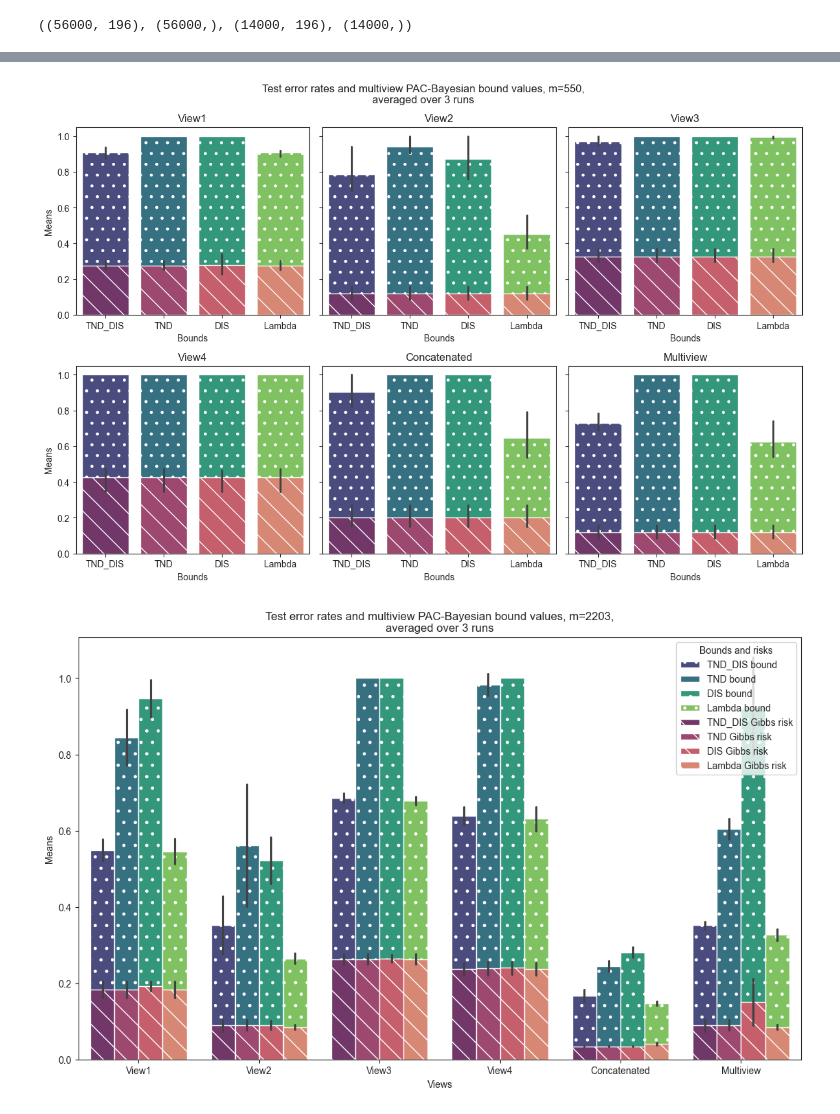
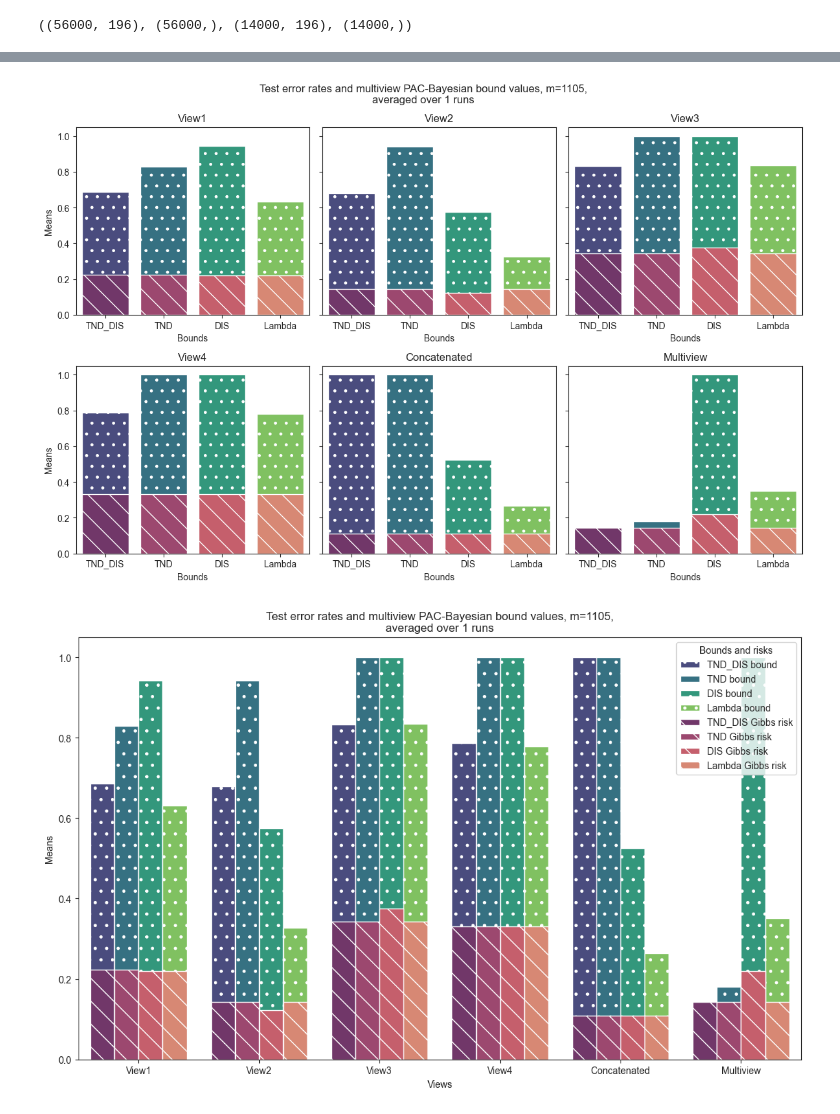
Before and after one commit to adidi24/Multi-View-Majority-Vote-Learning-Algorithms-Direct-Minimization-of-PAC-Bayesian-Bounds, a Jupyter notebook: empirical-evaluation-jupyter.ipynb, the cells around one changed output, grey strips where cells are left out. Cells and saved outputs as stored; diff of their text form; code cells hidden in the pictures.

Commit message:
Bug fix on splitting the data into labeled and unlabeled sets

```diff
--- a/empirical-evaluation-jupyter.ipynb
+++ b/empirical-evaluation-jupyter.ipynb
@@ -149,11 +149,13 @@ if POISON:
 Xs, y = train_test_merge(Xs_train, y_train, Xs_test, y_test)
 # iterate over the labeled data sizes
 for i, s1_size in enumerate(s_labeled_sizes):
-    print(colored(f"############ Using {s1_size*100}% labeled data ############", 'white', on_color='on_blue'))
+    print(colored(f"############ Using {s1_size*100}% labeled data ############", 'black', on_color='on_blue'))
     # iterate over the alpha values
     for j, alpha in enumerate(ALPHA):
+        print(colored(f"\t############ Using {alpha=} ############", 'black', on_color='on_blue'))
         # iterate over the configurations
         for k, config in enumerate(CFG):
+            print(colored(f"\t\t############ Using {config['name']} ############", 'black', on_color='on_blue'))
             for run in RUNS:
                 print(colored(f"\n----------------Run {run}---------------", 'blue'))
 
@@ -171,13 +173,13 @@ for i, s1_size in enumerate(s_labeled_sizes):
                     print(colored(f"WARNING: TO_BINARY={TO_BINARY}, continuing", 'yellow'))
 
                 # Split the dataset into labeled and unlabeled
-                s_labeled, s_unlabeled = s1_s2_split(Xs_train, y_train, Xs_test, y_test, s1_size=s1_size, random_state=(run+len(RUNS))*(i+1)*(j+1)*(k+1))
-                X_train_concat = [np.concatenate(s_labeled["Xs_train"], axis=1)]
-                X_test_concat = [np.concatenate(s_labeled["Xs_test"], axis=1)]
+                Xs_train, y_train, UlX, _ = s1_s2_split(Xs_train, y_train, s1_size=s1_size, random_state=(run+len(RUNS))*(i+1)*(j+1)*(k+1))
+                X_train_concat = [np.concatenate(Xs_train, axis=1)]
+                X_test_concat = [np.concatenate(Xs_test, axis=1)]
 
                 # instantiate multiview dNDF classifier
                 dNDF_mv = MultiViewBoundsDeepNeuralDecisionForests(nb_estimators=config["n_estimators"],
-                                                        nb_views=len(s_labeled["Xs_train"]),
+                                                        nb_views=len(Xs_train),
                                                         depth =config["max_depth"],
                                                         used_feature_rate=config["max_features"],
                                                         epochs=EPOCHS,
@@ -192,10 +194,10 @@ for i, s1_size in enumerate(s_labeled_sizes):
                                                         use_dndf=False)
 
                 print("Training multiview classifier-------------------------------")
-                dNDF_mv.fit(s_labeled["Xs_train"],s_labeled["y_train"])
+                dNDF_mv.fit(Xs_train, y_train)
 
                 print("Training concatenated views classifier-------------------------------")
-                dNDF_concat.fit(X_train_concat, s_labeled["y_train"])
+                dNDF_concat.fit(X_train_concat, y_train)
 
 
                 # Optimize the posterior distributions for the each bound
@@ -203,17 +205,14 @@ for i, s1_size in enumerate(s_labeled_sizes):
 
                     # use the unlabeled data for DIS
                     unlabeled_data, c_unlabeled_data = None, None
-                    unlabeled_test_data, c_unlabeled_test_data = None , None
                     if USE_UNLABELED and bound in ["DIS", "TND_DIS"]:
-                        unlabeled_data = s_unlabeled["Xs_train"]
-                        unlabeled_test_data = s_unlabeled["Xs_test"]
-                        c_unlabeled_data = [np.concatenate(s_unlabeled["Xs_train"], axis=1)]
-                        c_unlabeled_test_data = [np.concatenate(s_unlabeled["Xs_test"], axis=1)]
+                        unlabeled_data = UlX
+                        c_unlabeled_data = [np.concatenate(UlX, axis=1)]
 
                     if bound != "PBkl":
                         print(colored(f"Optimizing {bound} for multiview classifier-------------------------------", 'green'))
                         posterior_Qv , posterior_rho = dNDF_mv.optimize_rho(bound,
-                                                                            labeled_data=(s_labeled["Xs_train"],s_labeled["y_train"]),
+                                                                            labeled_data=(Xs_train, y_train),
                                                                             unlabeled_data=unlabeled_data,
                                                                             incl_oob=False,
                                                                             max_iter=MAX_ITER,
@@ -222,7 +221,7 @@ for i, s1_size in enumerate(s_labeled_sizes):
 
                         print(colored(f"Optimizing {bound} for concatenated classifier-------------------------------", 'green'))
                         posterior_Qv_concat , _ = dNDF_concat.optimize_rho(bound,
-                                                                            labeled_data=(X_train_concat, s_labeled["y_train"]),
+                                                                            labeled_data=(X_train_concat, y_train),
                                                                             unlabeled_data=c_unlabeled_data,
                                                                             incl_oob=False,
                                                                             max_iter=MAX_ITER,
@@ -233,21 +232,21 @@ for i, s1_size in enumerate(s_labeled_sizes):
                     print(colored(f"Optimization is done! Computing the bound values ans risks-------------------------------", 'green'))
                     mv_bound, v_bounds = dNDF_mv.bound(
                                         bound=bound,
-                                        labeled_data=(s_labeled["Xs_test"],s_labeled["y_test"]),
-                                        unlabeled_data=unlabeled_test_data,
+                                        labeled_data=(Xs_test, y_test),
+                                        unlabeled_data=unlabeled_data,
                                         incl_oob=False,
                                         alpha=alpha)
                     _, concat_bound = dNDF_concat.bound(
                                         bound=bound,
-                                        labeled_data=(X_test_concat, s_labeled["y_test"]),
-                                        unlabeled_data=c_unlabeled_test_data,
+                                        labeled_data=(X_test_concat, y_test),
+                                        unlabeled_data=c_unlabeled_data,
                                         incl_oob=False,
                                         alpha=alpha)
                     print(f"{dNDF_mv.posterior_Qv=} {dNDF_mv.posterior_rho=}")
 
                     # Compute the risk of the multiview classifier
-                    _, mv_risk, v_risks = dNDF_mv.predict_MV(s_labeled["Xs_test"], s_labeled["y_test"])
-                    _, _, concat_risk = dNDF_concat.predict_MV(X_test_concat, s_labeled["y_test"])
+                    _, mv_risk, v_risks = dNDF_mv.predict_MV(Xs_test, y_test)
+                    _, _, concat_risk = dNDF_concat.predict_MV(X_test_concat, y_test)
 
                     # Save the results
                     print(colored(f"Entering save and stats zone-------------------------------", 'green'))
@@ -304,7 +303,7 @@ for s_labeled_size, size_exp in experiments.items():
             file_name = f"{cfg_dir}/{dataset._name}_{label_1}vs{label_2}_{len(RUNS)}runs.csv"
             experiment_df.to_csv(file_name, sep=" ", index=False)
 # %%
-df = pd.DataFrame(experiments[0.05][1.1]["weak_learner"])
+df = pd.DataFrame(experiments[0.1][1.1]["weak_learner"])
 # df['Bound'] = df['Bound'].apply(lambda x: x[0] if isinstance(x, (list, np.ndarray)) else x)
 # df['Risk'] = df['Risk'].apply(lambda x: x[0] if isinstance(x, (list, np.ndarray)) else x)
 df.head(20)
@@ -370,9 +370,9 @@ def plot_results_grid(exps, m, runs=len(RUNS), bounds=BOUNDS):
     fig.tight_layout()
     plt.show()
 # %%
-plot_results_grid(df, len(s_labeled["Xs_train"][0]))
+plot_results_grid(df, len(Xs_train[0]))
 # %% [output]
-[figure, old version]
+[figure, new version]
 # %%
 def plot_results(experiments, m, runs=len(RUNS), bounds=BOUNDS):
     sns.set_style(style="ticks")
@@ -396,6 +396,6 @@ def plot_results(experiments, m, runs=len(RUNS), bounds=BOUNDS):
     plt.gcf().set_size_inches(12, 8)
     plt.show()
 # %%
-plot_results(df, len(s_labeled["Xs_train"][0]))
+plot_results(df, len(Xs_train[0]))
 # %% [output]
-[figure, old version]
+[figure, new version]
```
Also changed, not shown: parts of 5 cells of this notebook, 1 other file.
